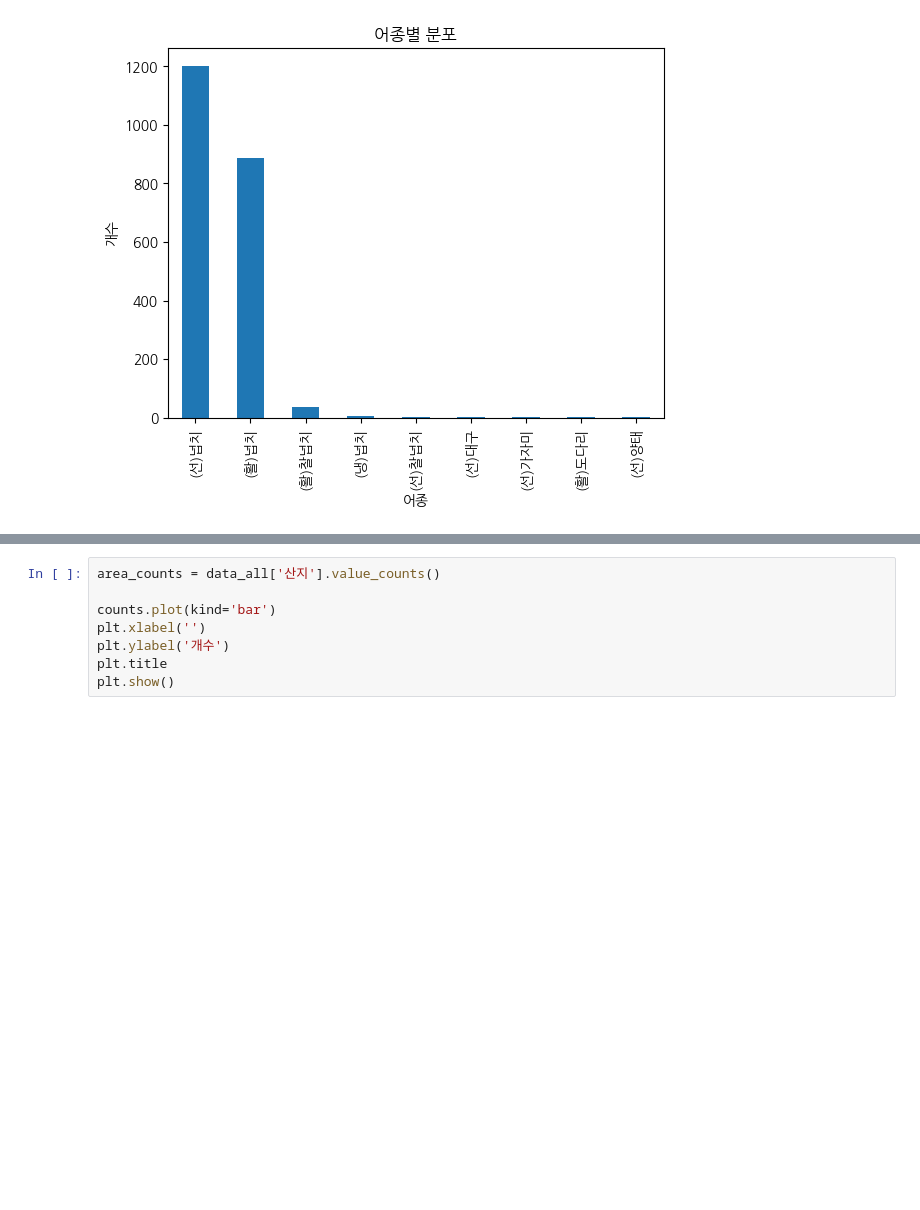
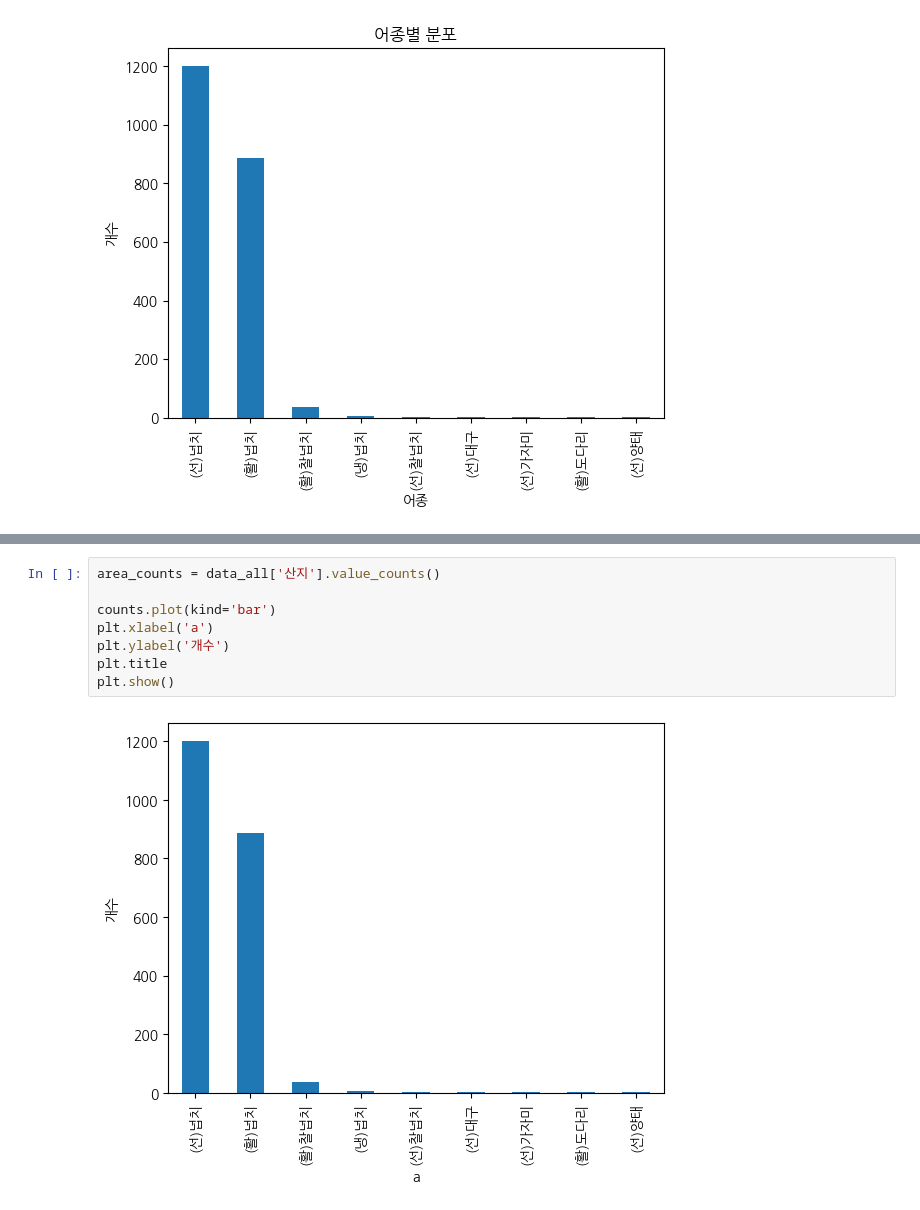
Before and after one commit to hogangzero/hogangzero-project, a Jupyter notebook: 넙치 데이터.ipynb, the cells around one changed output, grey strips where cells are left out. Drawn from its saved outputs; the diff is of its cells as text; blank space fills up the shorter version.

```diff
--- a/넙치 데이터.ipynb
+++ b/넙치 데이터.ipynb
@@ -79,8 +99,10 @@ plt.show()
 # %%
 area_counts = data_all['산지'].value_counts()
 
 counts.plot(kind='bar')
-plt.xlabel('')
+plt.xlabel('a')
 plt.ylabel('개수')
 plt.title
 plt.show()
+# %% [output]
+[figure, added]
```
Also changed, not shown: parts of 1 cell of this notebook.
